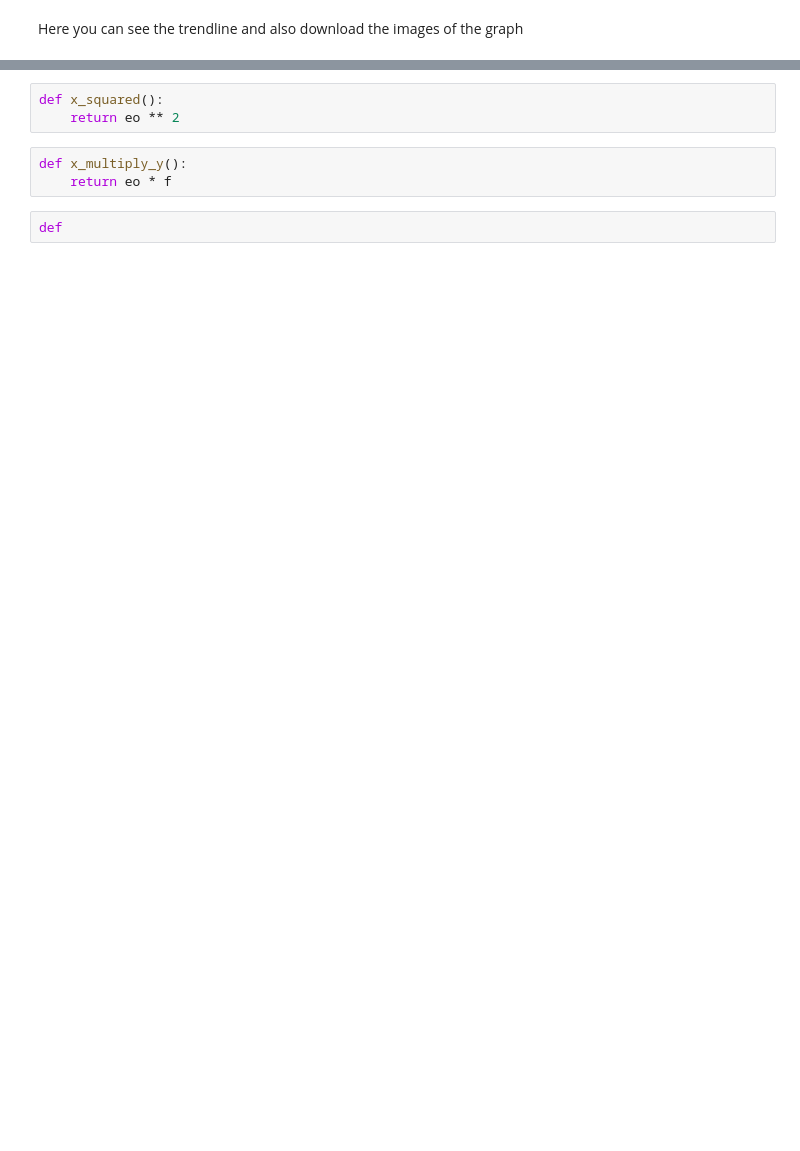
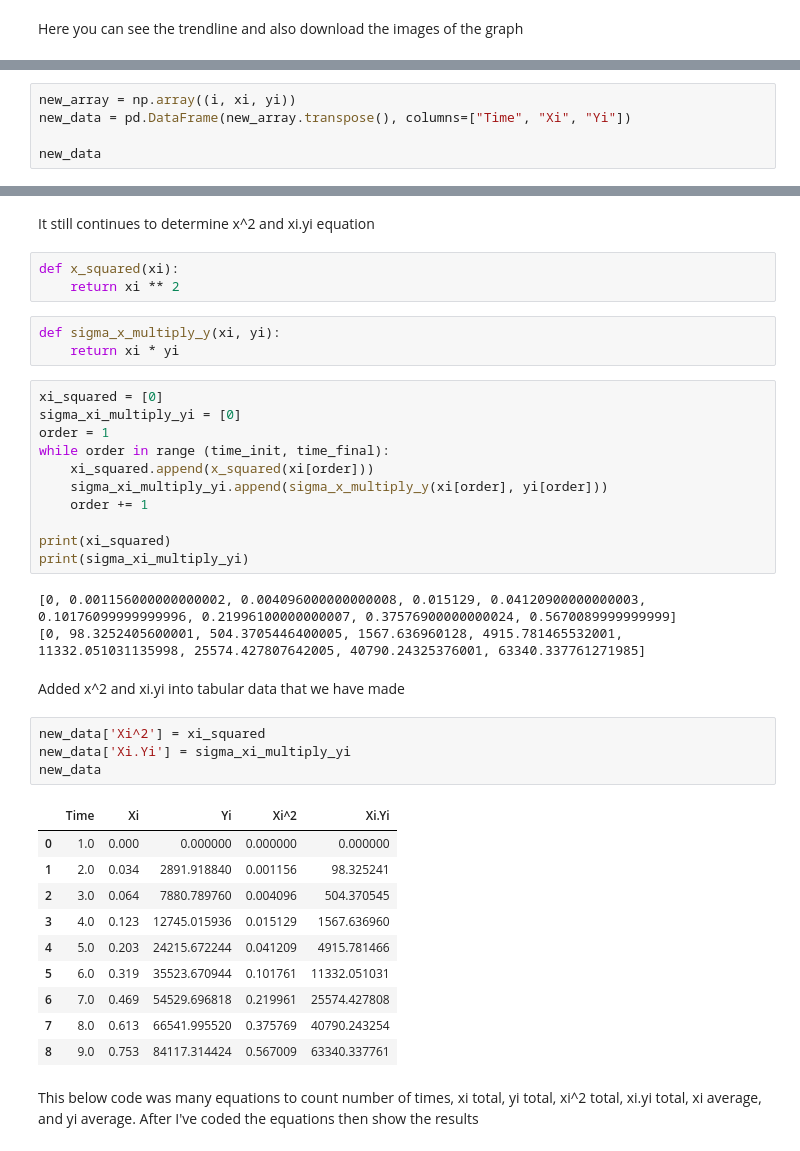
Before and after one commit to faustinaleo18/IOIP-in-Saturated-Reservoir, a Jupyter notebook: Hasil_Project.ipynb, the cells around one changed output, grey strips where cells are left out. Drawn from its saved outputs; the diff is of its cells as text; blank space fills up the shorter version.

```diff
--- a/coret_coretan_tubes.ipynb
+++ b/Hasil_Project.ipynb
@@ -148,0 +169,5 @@ y = F
+# %%
+new_array = np.array((i, xi, yi))
+new_data = pd.DataFrame(new_array.transpose(), columns=["Time", "Xi", "Yi"])
+
+new_data
@@ -149,8 +185,41 @@ y = F
+# %% [markdown]
+It still continues to determine x^2 and xi.yi equation
 # %%
-def x_squared():
-    return eo ** 2
+def x_squared(xi):
+    return xi ** 2
-# %%
-def x_multiply_y():
-    return eo * f
-# %%
-def
+# %%
+def sigma_x_multiply_y(xi, yi):
+    return xi * yi
+# %%
+xi_squared = [0]
+sigma_xi_multiply_yi = [0]
+order = 1
+while order in range (time_init, time_final):
+    xi_squared.append(x_squared(xi[order]))
+    sigma_xi_multiply_yi.append(sigma_x_multiply_y(xi[order], yi[order]))
+    order += 1
+
+print(xi_squared)
+print(sigma_xi_multiply_yi)
+# %% [output]
+[0, 0.001156000000000002, 0.004096000000000008, 0.015129, 0.04120900000000003, 0.10176099999999996, 0.21996100000000007, 0.37576900000000024, 0.5670089999999999]
+[0, 98.3252405600001, 504.3705446400005, 1567.636960128, 4915.781465532001, 11332.051031135998, 25574.427807642005, 40790.24325376001, 63340.337761271985]
+# %% [markdown]
+Added x^2 and xi.yi into tabular data that we have made
+# %%
+new_data['Xi^2'] = xi_squared
+new_data['Xi.Yi'] = sigma_xi_multiply_yi
+new_data
+# %% [output]
+|  | Time | Xi | Yi | Xi^2 | Xi.Yi |
+| 0 | 1.0 | 0.000 | 0.000000 | 0.000000 | 0.000000 |
+| 1 | 2.0 | 0.034 | 2891.918840 | 0.001156 | 98.325241 |
+| 2 | 3.0 | 0.064 | 7880.789760 | 0.004096 | 504.370545 |
+| 3 | 4.0 | 0.123 | 12745.015936 | 0.015129 | 1567.636960 |
+| 4 | 5.0 | 0.203 | 24215.672244 | 0.041209 | 4915.781466 |
+| 5 | 6.0 | 0.319 | 35523.670944 | 0.101761 | 11332.051031 |
+| 6 | 7.0 | 0.469 | 54529.696818 | 0.219961 | 25574.427808 |
+| 7 | 8.0 | 0.613 | 66541.995520 | 0.375769 | 40790.243254 |
+| 8 | 9.0 | 0.753 | 84117.314424 | 0.567009 | 63340.337761 |
+# %% [markdown]
+This below code was many equations to count number of times, xi total, yi total, xi^2 total, xi.yi total, xi average, and yi average. After I've coded the equations then show the results
```
Also changed, not shown: parts of 38 cells of this notebook.
